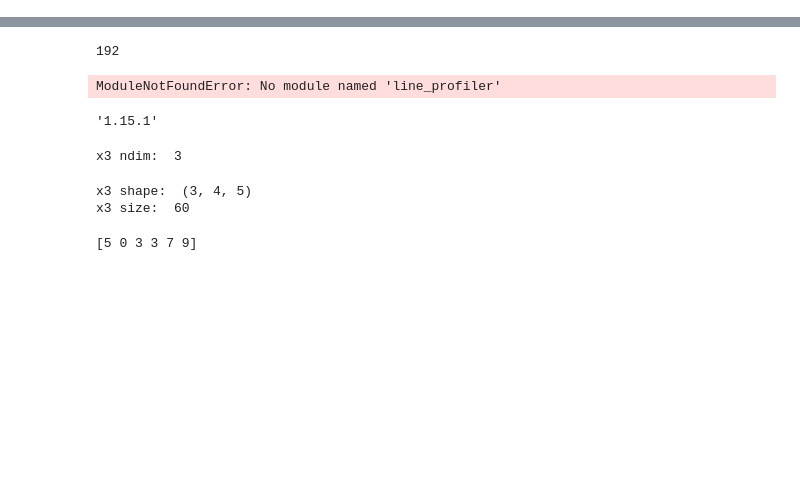
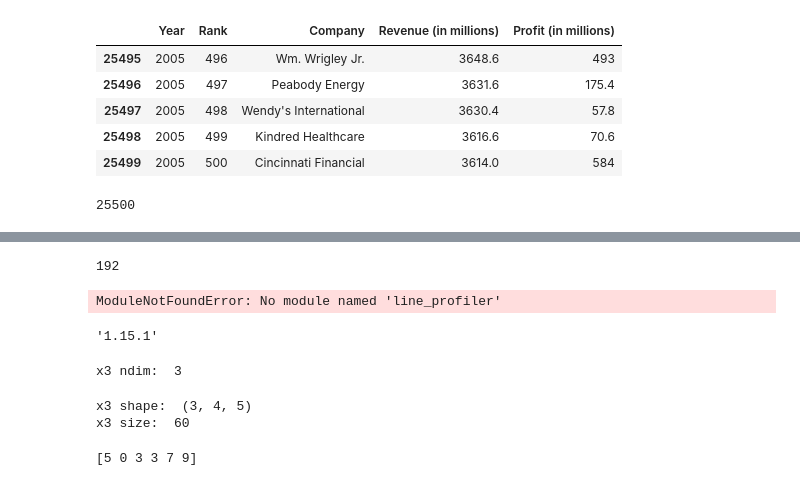
Before and after one commit to mfarooq28/PythonLabs, a Jupyter notebook: Practice-checkpoint.ipynb, the cells around one changed output, grey strips where cells are left out. Saved outputs shown, nothing was run; the diff lists cells and outputs as text; code cells hidden in the pictures; blank space fills up the shorter version.

```diff
--- a/Practice-checkpoint.ipynb
+++ b/Practice-checkpoint.ipynb
@@ -2,0 +20,9 @@ ls
+# %%
+df.tail()
+# %% [output]
+|  | Year | Rank | Company | Revenue (in millions) | Profit (in millions) |
+| 25495 | 2005 | 496 | Wm. Wrigley Jr. | 3648.6 | 493 |
+| 25496 | 2005 | 497 | Peabody Energy | 3631.6 | 175.4 |
+| 25497 | 2005 | 498 | Wendy's International | 3630.4 | 57.8 |
+| 25498 | 2005 | 499 | Kindred Healthcare | 3616.6 | 70.6 |
+| 25499 | 2005 | 500 | Cincinnati Financial | 3614.0 | 584 |
@@ -2,0 +31,4 @@ ls
+# %%
+len(df)
+# %% [output]
+25500
```
Also changed, not shown: parts of 78 cells of this notebook.
